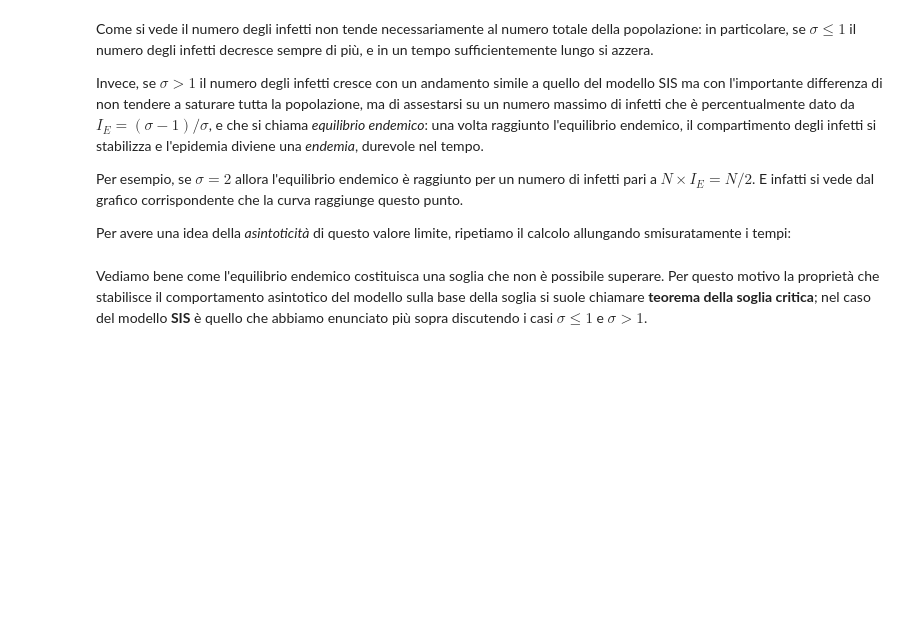
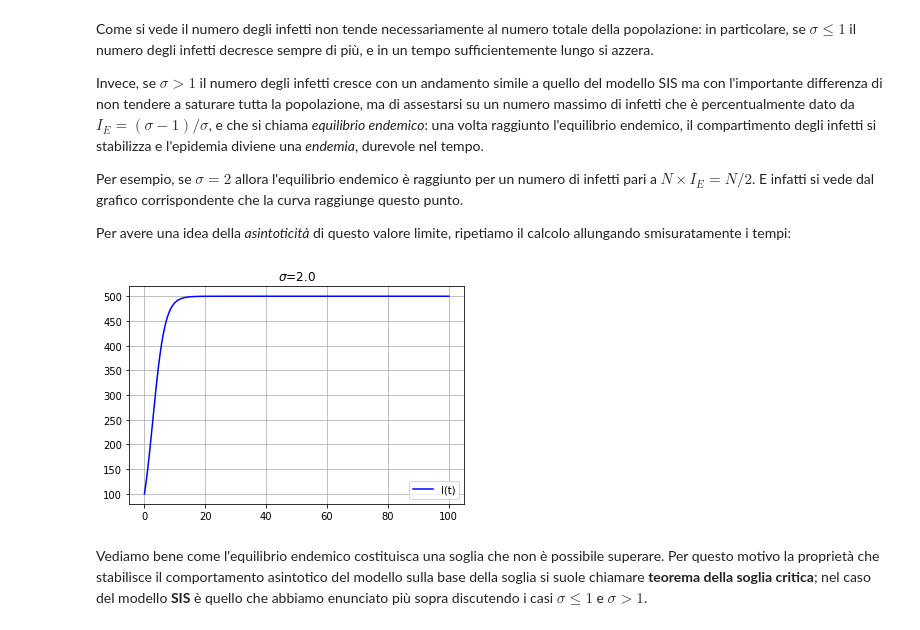
Before and after one commit to pcaressa/note-epidemie, a Jupyter notebook: epidemie.ipynb, the cells around one changed output. Saved outputs shown, nothing was run; the diff lists cells and outputs as text; code cells hidden in the pictures; blank space fills up the shorter version.

```diff
--- a/epidemie.ipynb
+++ b/epidemie.ipynb
@@ -261,8 +269,11 @@ Per avere una idea della *asintoticità* di questo valore limite, ripetiamo il c
 # %%
 t0 = 0
 t1 = 100
 t = np.linspace(t0, t1, 1000)
-grafico(plt, beta = 1, gamma = 0.5)
+fig, axes = plt.subplots(1, 1)
+grafico(axes, beta = 1, gamma = 0.5)
+# %% [output]
+[figure, added]
 # %% [markdown]
 Vediamo bene come l'equilibrio endemico costituisca una soglia che non è possibile superare. Per questo motivo la proprietà che stabilisce il comportamento asintotico del modello sulla base della soglia si suole chiamare **teorema della soglia critica**; nel caso del modello **SIS** è quello che abbiamo enunciato più sopra discutendo i casi $\sigma\leq1$ e $\sigma>1$.
 # %% [markdown]
```
Also changed, not shown: parts of 28 cells of this notebook.
